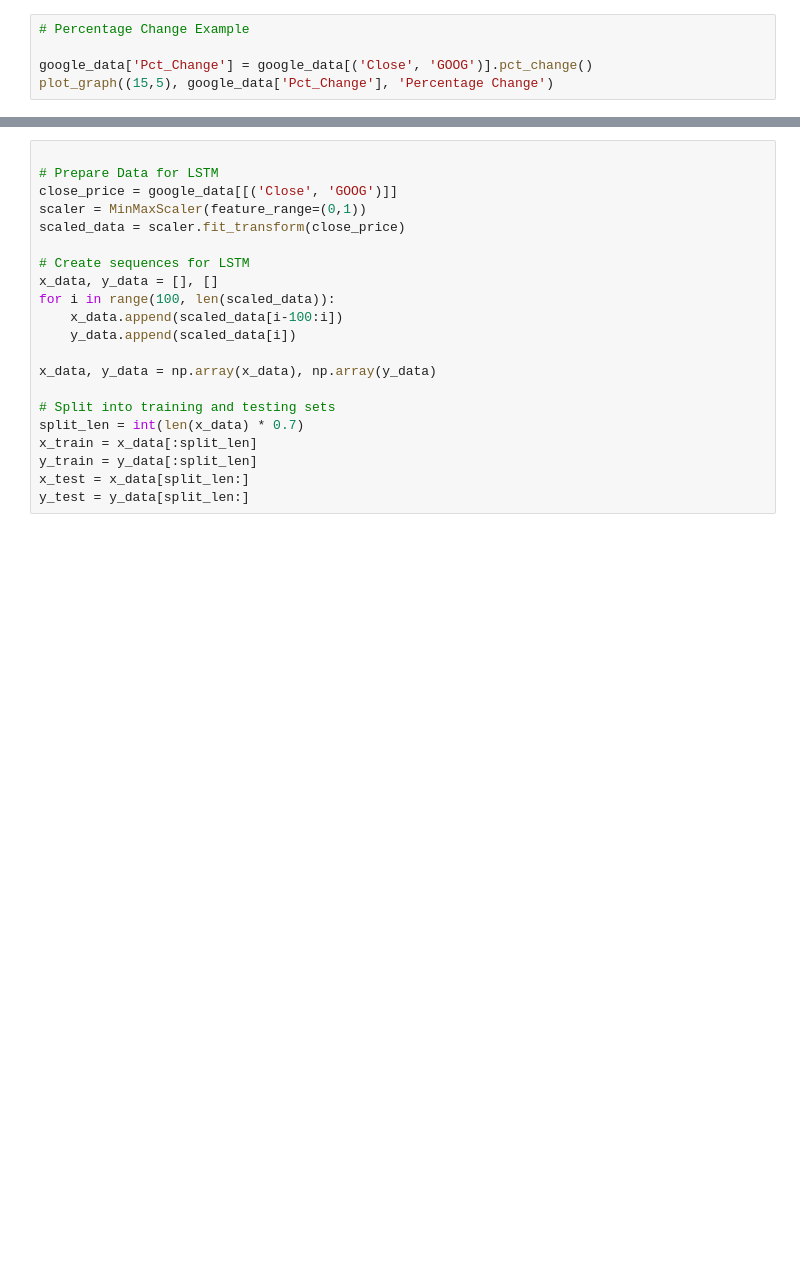
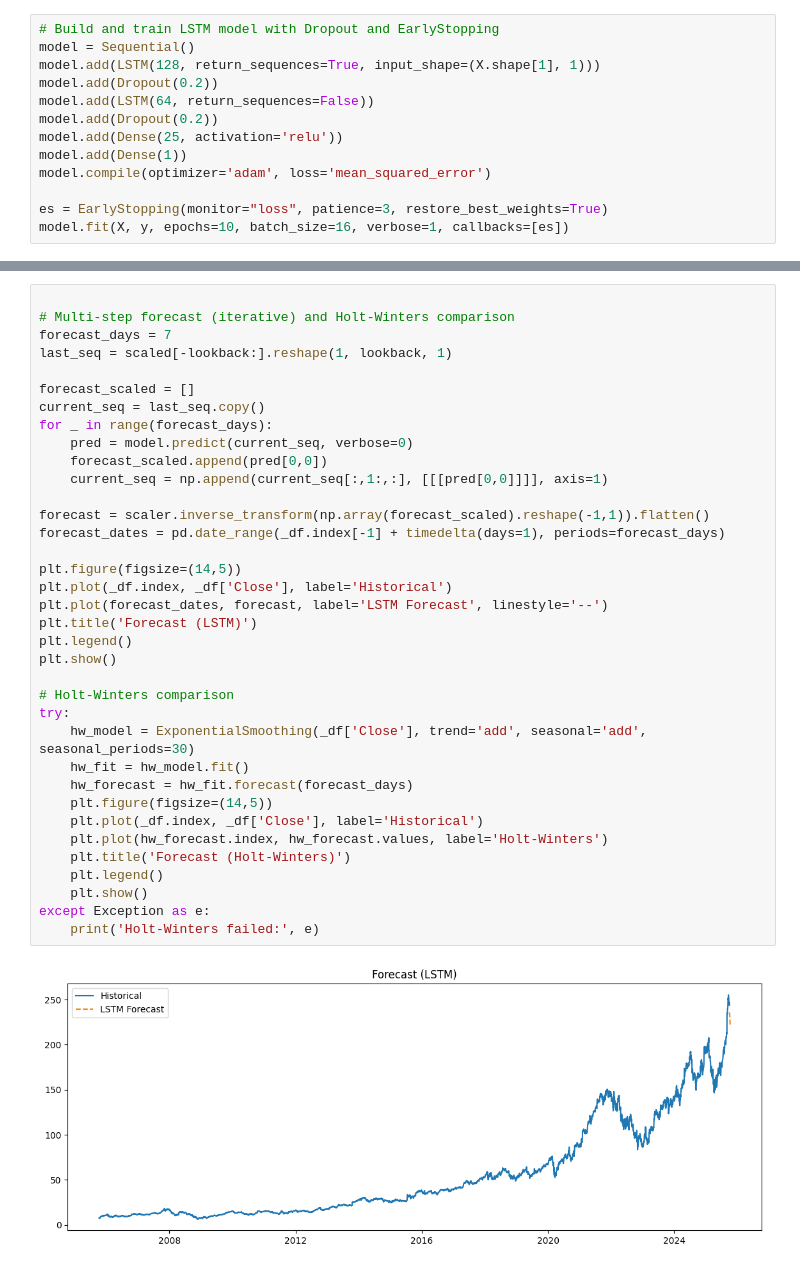
Before and after one commit to Anand-Reddy-Yanna/stock_price_prediction-main, a Jupyter notebook: fixed_stock_price.ipynb, the cells around one changed output, grey strips where cells are left out. Drawn from its saved outputs; the diff is of its cells as text; blank space fills up the shorter version.

```diff
--- a/fixed_stock_price.ipynb
+++ b/fixed_stock_price.ipynb
@@ -52,6 +126,14 @@ plot_graph((15, 5), pd.DataFrame({
 # %%
-# Percentage Change Example
+# Build and train LSTM model with Dropout and EarlyStopping
+model = Sequential()
+model.add(LSTM(128, return_sequences=True, input_shape=(X.shape[1], 1)))
+model.add(Dropout(0.2))
+model.add(LSTM(64, return_sequences=False))
+model.add(Dropout(0.2))
+model.add(Dense(25, activation='relu'))
+model.add(Dense(1))
+model.compile(optimizer='adam', loss='mean_squared_error')
 
-google_data['Pct_Change'] = google_data[('Close', 'GOOG')].pct_change()
-plot_graph((15,5), google_data['Pct_Change'], 'Percentage Change')
+es = EarlyStopping(monitor="loss", patience=3, restore_best_weights=True)
+model.fit(X, y, epochs=10, batch_size=16, verbose=1, callbacks=[es])
 # %% [output]
@@ -59,21 +161,38 @@ plot_graph((15,5), google_data['Pct_Change'], 'Percentage Change')
 # %%
 
-# Prepare Data for LSTM
-close_price = google_data[[('Close', 'GOOG')]]
-scaler = MinMaxScaler(feature_range=(0,1))
-scaled_data = scaler.fit_transform(close_price)
+# Multi-step forecast (iterative) and Holt-Winters comparison
+forecast_days = 7
+last_seq = scaled[-lookback:].reshape(1, lookback, 1)
 
-# Create sequences for LSTM
-x_data, y_data = [], []
-for i in range(100, len(scaled_data)):
-    x_data.append(scaled_data[i-100:i])
-    y_data.append(scaled_data[i])
+forecast_scaled = []
+current_seq = last_seq.copy()
+for _ in range(forecast_days):
+    pred = model.predict(current_seq, verbose=0)
+    forecast_scaled.append(pred[0,0])
+    current_seq = np.append(current_seq[:,1:,:], [[[pred[0,0]]]], axis=1)
 
-x_data, y_data = np.array(x_data), np.array(y_data)
+forecast = scaler.inverse_transform(np.array(forecast_scaled).reshape(-1,1)).flatten()
+forecast_dates = pd.date_range(_df.index[-1] + timedelta(days=1), periods=forecast_days)
 
-# Split into training and testing sets
-split_len = int(len(x_data) * 0.7)
-x_train = x_data[:split_len]
-y_train = y_data[:split_len]
-x_test = x_data[split_len:]
-y_test = y_data[split_len:]
+plt.figure(figsize=(14,5))
+plt.plot(_df.index, _df['Close'], label='Historical')
+plt.plot(forecast_dates, forecast, label='LSTM Forecast', linestyle='--')
+plt.title('Forecast (LSTM)')
+plt.legend()
+plt.show()
+
+# Holt-Winters comparison
+try:
+    hw_model = ExponentialSmoothing(_df['Close'], trend='add', seasonal='add', seasonal_periods=30)
+    hw_fit = hw_model.fit()
+    hw_forecast = hw_fit.forecast(forecast_days)
+    plt.figure(figsize=(14,5))
+    plt.plot(_df.index, _df['Close'], label='Historical')
+    plt.plot(hw_forecast.index, hw_forecast.values, label='Holt-Winters')
+    plt.title('Forecast (Holt-Winters)')
+    plt.legend()
+    plt.show()
+except Exception as e:
+    print('Holt-Winters failed:', e)
+# %% [output]
+[figure, added]
```
Also changed, not shown: parts of 11 cells of this notebook, 3 other files.
